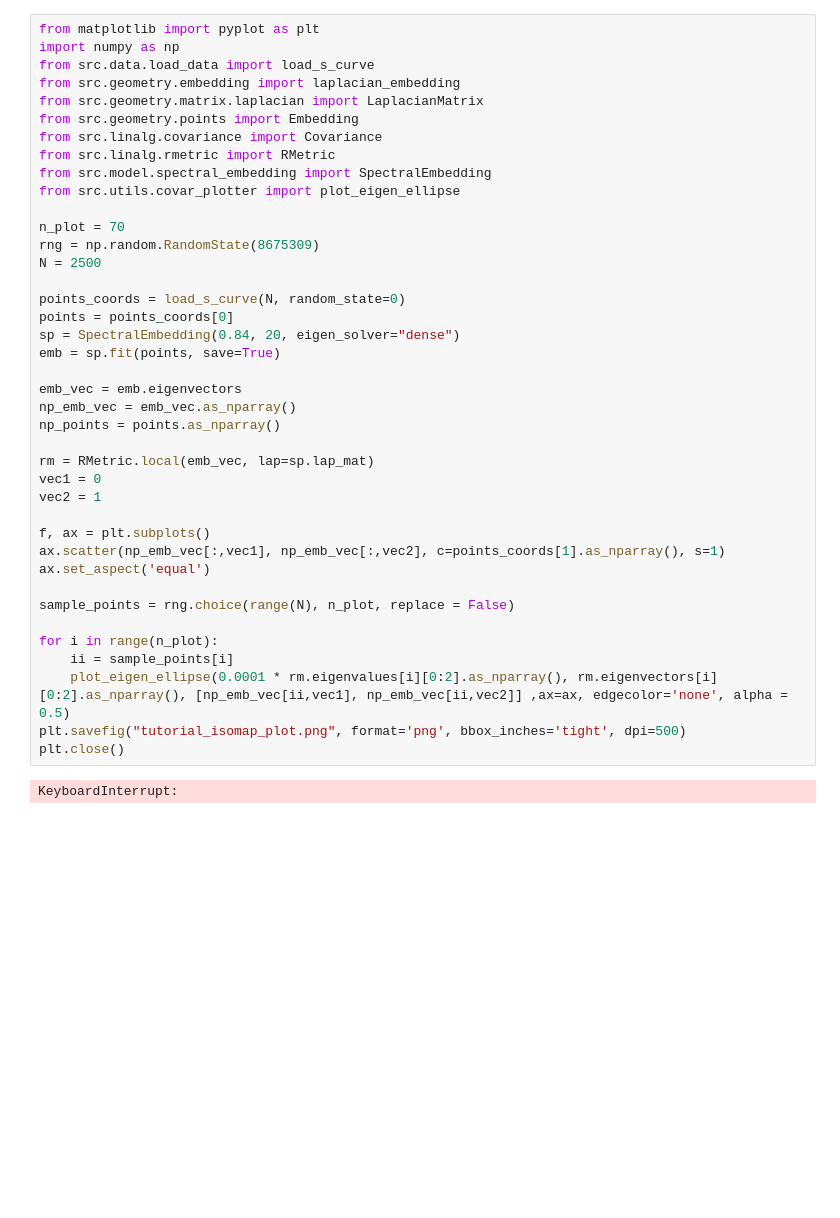
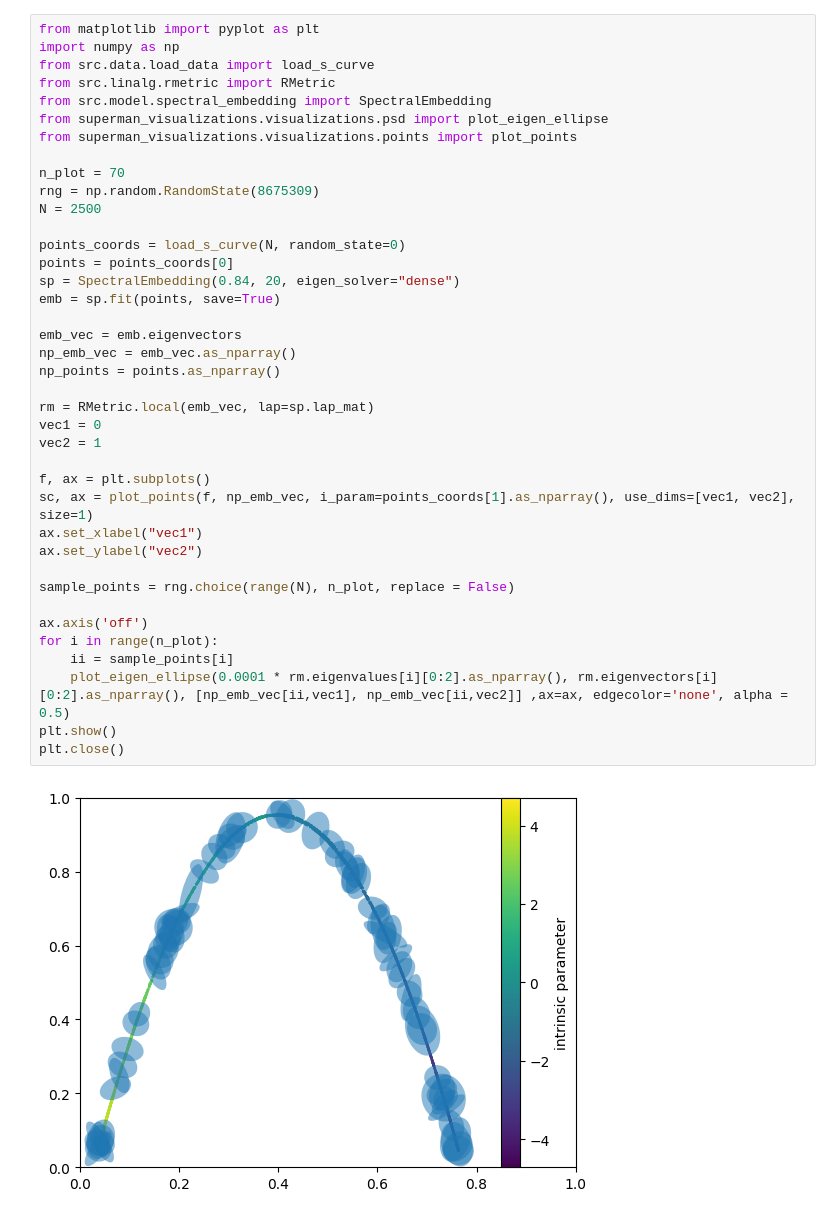
Before and after one commit to ovmurad/superman, a Jupyter notebook: scripts/embedding_with_distortion.ipynb, the cells around one changed output. Saved outputs shown, nothing was run; the diff lists cells and outputs as text; blank space fills up the shorter version.

Commit message:
updated scripts to use superman_visualizations

```diff
--- a/scripts/embedding_with_distortion.ipynb
+++ b/scripts/embedding_with_distortion.ipynb
@@ -2,41 +2,40 @@
 from matplotlib import pyplot as plt
 import numpy as np
 from src.data.load_data import load_s_curve
-from src.geometry.embedding import laplacian_embedding
-from src.geometry.matrix.laplacian import LaplacianMatrix
-from src.geometry.points import Embedding
-from src.linalg.covariance import Covariance
 from src.linalg.rmetric import RMetric
 from src.model.spectral_embedding import SpectralEmbedding
-from src.utils.covar_plotter import plot_eigen_ellipse
+from superman_visualizations.visualizations.psd import plot_eigen_ellipse
+from superman_visualizations.visualizations.points import plot_points
 
 n_plot = 70
 rng = np.random.RandomState(8675309)
 N = 2500
 
 points_coords = load_s_curve(N, random_state=0)
 points = points_coords[0]
 sp = SpectralEmbedding(0.84, 20, eigen_solver="dense")
 emb = sp.fit(points, save=True)
 
 emb_vec = emb.eigenvectors
 np_emb_vec = emb_vec.as_nparray()
 np_points = points.as_nparray()
 
 rm = RMetric.local(emb_vec, lap=sp.lap_mat)
 vec1 = 0
 vec2 = 1
 
 f, ax = plt.subplots()
-ax.scatter(np_emb_vec[:,vec1], np_emb_vec[:,vec2], c=points_coords[1].as_nparray(), s=1)
-ax.set_aspect('equal')
+sc, ax = plot_points(f, np_emb_vec, i_param=points_coords[1].as_nparray(), use_dims=[vec1, vec2], size=1)
+ax.set_xlabel("vec1")
+ax.set_ylabel("vec2")
 
 sample_points = rng.choice(range(N), n_plot, replace = False)
 
+ax.axis('off')
 for i in range(n_plot):
     ii = sample_points[i]
     plot_eigen_ellipse(0.0001 * rm.eigenvalues[i][0:2].as_nparray(), rm.eigenvectors[i][0:2].as_nparray(), [np_emb_vec[ii,vec1], np_emb_vec[ii,vec2]] ,ax=ax, edgecolor='none', alpha = 0.5)
-plt.savefig("tutorial_isomap_plot.png", format='png', bbox_inches='tight', dpi=500)
+plt.show()
 plt.close()
 # %% [output]
-KeyboardInterrupt:
+[figure, added]
```
Also changed, not shown: 2 other files.
